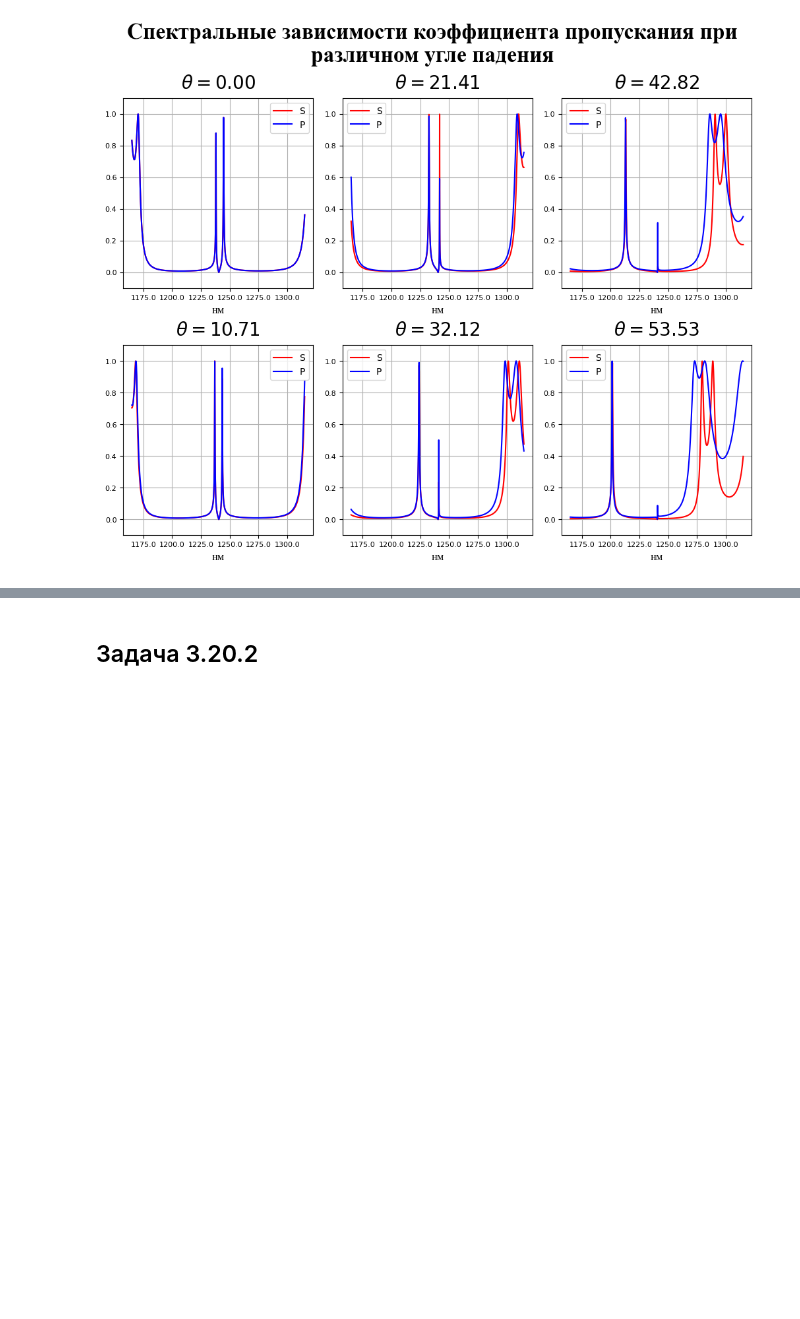
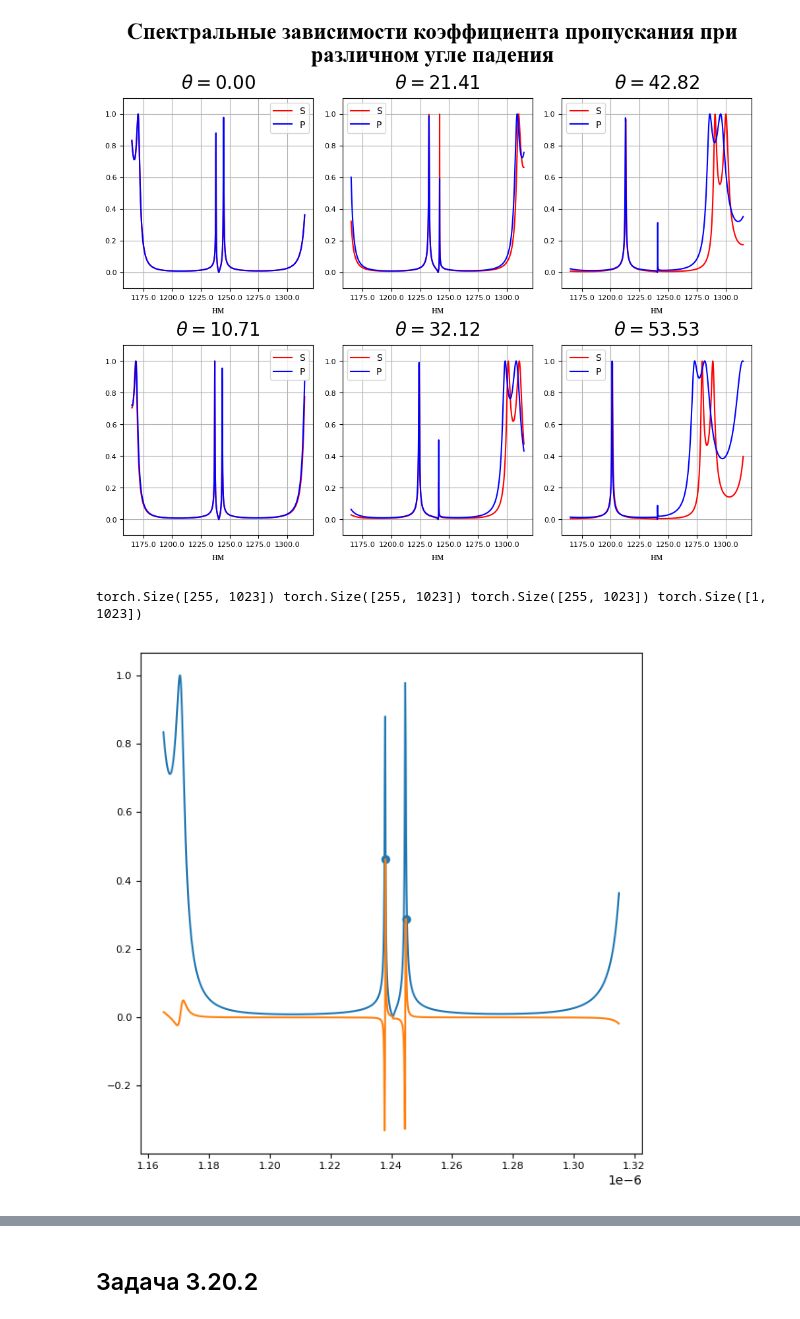
Before and after one commit to Belashov641618/NumericalsRSNO, a Jupyter notebook: Ex3.ipynb, the cells around one changed output, grey strips where cells are left out. Saved outputs shown, nothing was run; the diff lists cells and outputs as text; code cells hidden in the pictures; blank space fills up the shorter version.

```diff
--- a/Ex3.ipynb
+++ b/Ex3.ipynb
@@ -300,5 +300,30 @@ for rs, rp, t, (col, row) in zip(transition_S, transition_P, theta_less, product
 plot.show()
 # %% [output]
 [figure]
+# %%
+transition_S, transition_P = crystal_S.transition, crystal_P.transition
+criteria_S = torch.nn.functional.conv1d(transition_S.abs().unsqueeze(0), torch.tensor([[[1.0,-1.0]]],device=device).to(torch.float64).expand(theta.shape[0],1,2), groups=theta.shape[0]).squeeze()
+maximums, indices = torch.sort(criteria_S, descending=True, dim=-1)
+wavelength_criteria = (wavelength[:,1:] + wavelength[:,:-1])/2
+
+wavelength_Sd = wavelength_criteria[indices[0]]
+wavelength_Su = wavelength_criteria[indices[1]]
+
+print(criteria_S.shape, maximums.shape, indices.shape, wavelength_criteria.shape)
+
+k_tau = (2*torch.pi*3.0E+8/wavelength)*torch.sin(theta)
+
+plot = TiledPlot(6,None)
+
+n = 0
+axes = plot.axes.add(0,0)
+axes.plot(wavelength[0],transition_S[n].abs())
+axes.plot(wavelength_criteria[0], criteria_S[n])
+axes.scatter(wavelength_criteria[0,indices[n,:2]], maximums[n,:2])
+
+plot.show()
+# %% [output]
+torch.Size([255, 1023]) torch.Size([255, 1023]) torch.Size([255, 1023]) torch.Size([1, 1023])
+[figure, added]
 # %%
 transition_S, transition_P = crystal_S.transition, crystal_P.transition
```
Also changed, not shown: parts of 2 cells of this notebook.
